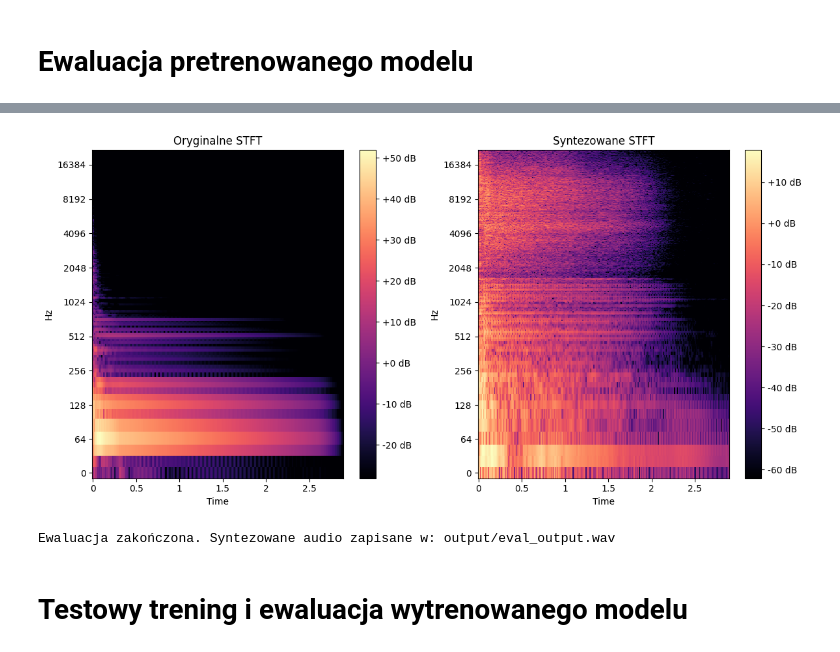
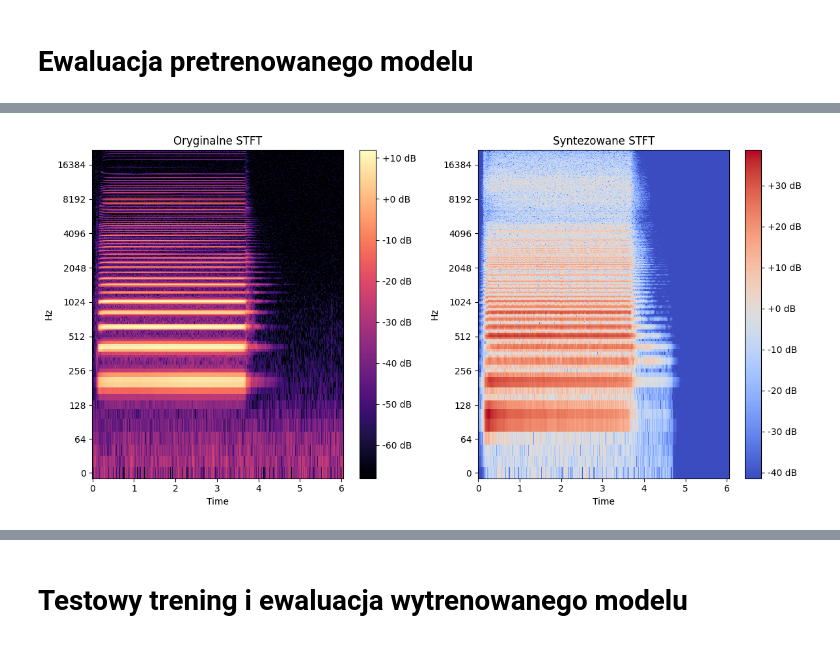
Before and after one commit to Cezym/EchoMark, a Jupyter notebook: notebooks/04_sj_ddsp_model.ipynb, the cells around one changed output, grey strips where cells are left out. Saved outputs shown, nothing was run; the diff lists cells and outputs as text; code cells hidden in the pictures.

```diff
--- a/notebooks/04_sj_ddsp_model.ipynb
+++ b/notebooks/04_sj_ddsp_model.ipynb
@@ -714,6 +754,7 @@ def do_evaluation(model_path, input_audio_path, output_audio_path, device='cuda'
     y = model.style_transfer(x, device=device, pitch_shift=pitch_shift)
 
     # Save synthesised audio
+    os.makedirs(os.path.dirname(output_audio_path), exist_ok=True)
     sf.write(output_audio_path, y, sr)
 
     # Make visual comparison
@@ -737,6 +778,6 @@ def do_evaluation(model_path, input_audio_path, output_audio_path, device='cuda'
     print(f"Ewaluacja zakończona. Syntezowane audio zapisane w: {output_audio_path}")
 
 # Evaluation function call
-do_evaluation('pretrained_model/groove_clean.pkl', 'input/Alesis-Fusion-Acoustic-Bass-C2.wav', 'output/eval_output.wav')
+do_evaluation('pretrained_model/groove_clean.pkl', 'input/data/Keyboards/Accordion/ordinario/Acc-ord-G#3-mf-alt1-N.wav', 'output/eval_output.wav')
 # %% [output]
 Evaluating...
@@ -743,0 +786 @@ Elapsed time pitch: 2.2176291942596436
+[figure, new version]
@@ -745,5 +788,3 @@ Elapsed time synth: 0.26285552978515625
-[figure, old version]
-Ewaluacja zakończona. Syntezowane audio zapisane w: output/eval_output.wav
 # %% [markdown]
 # Testowy trening i ewaluacja wytrenowanego modelu
 # %%
```
Also changed, not shown: parts of 8 cells of this notebook, 1 other file.
